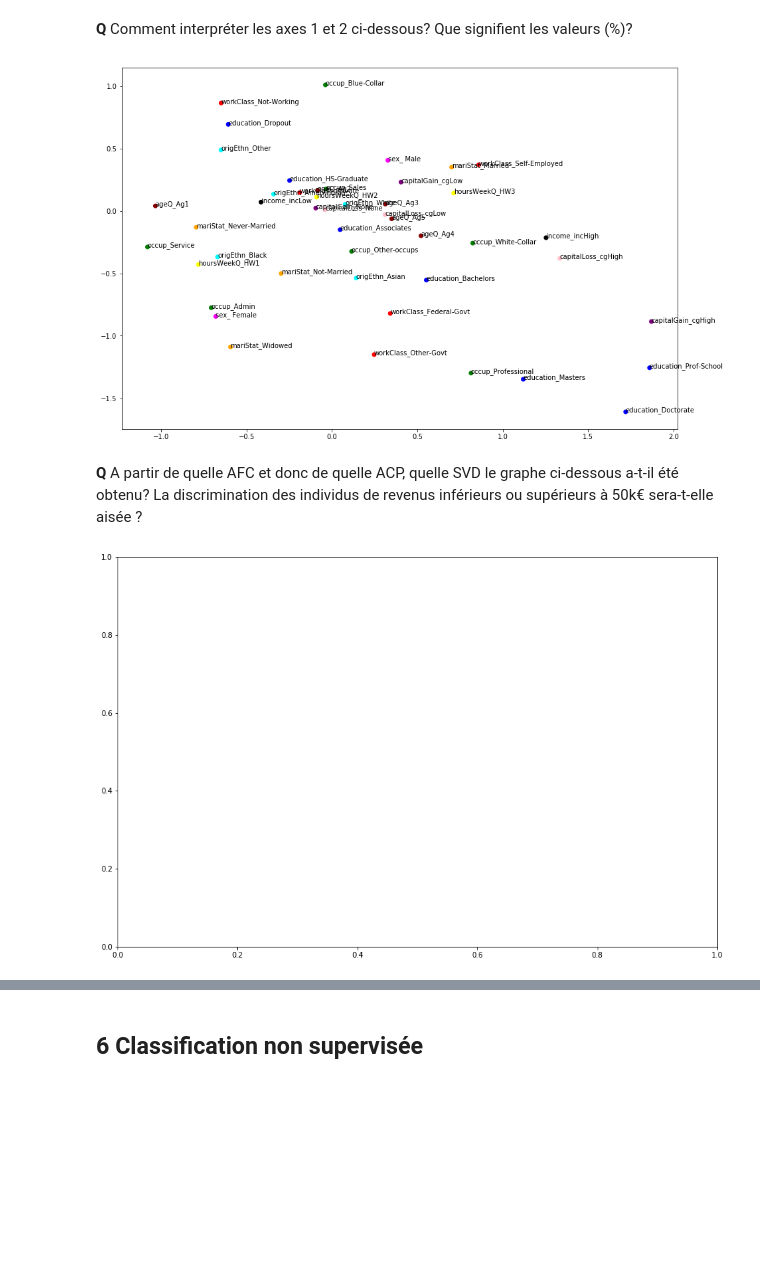
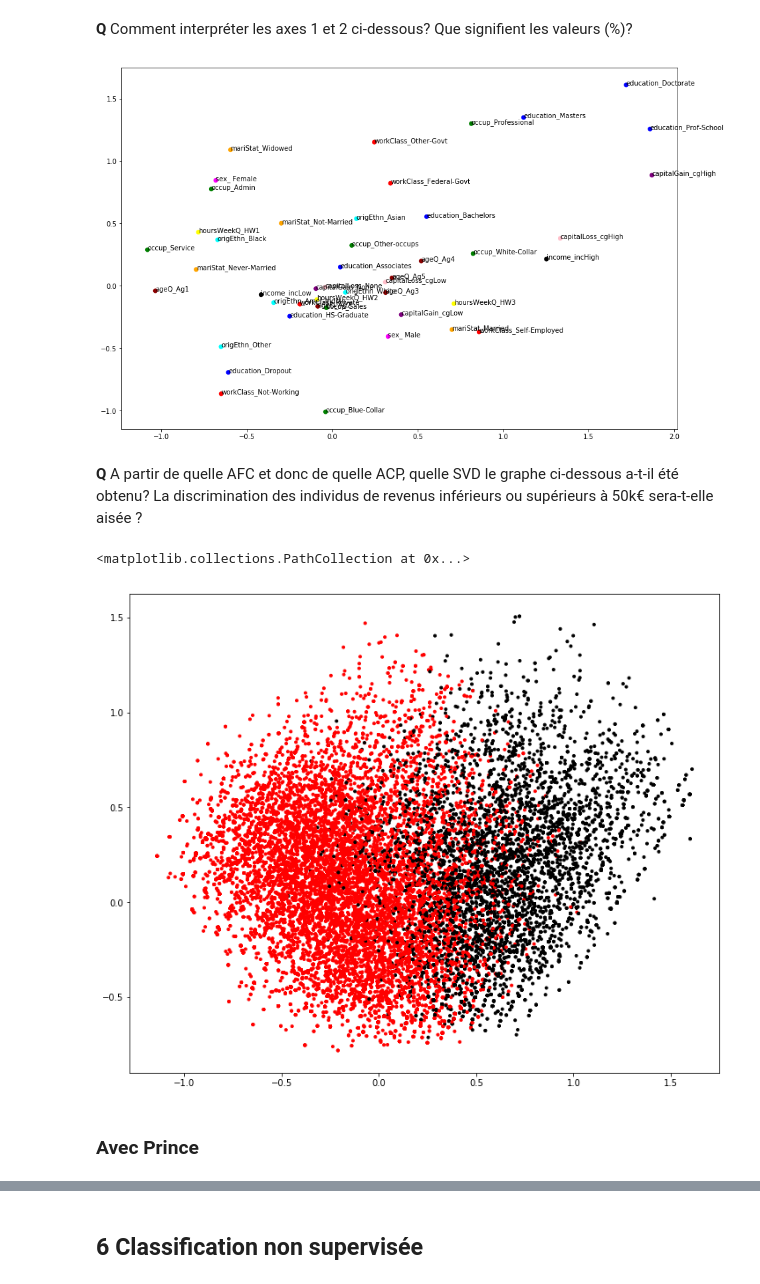
Before and after one commit to LouisDelvaux/Exploration4A, a Jupyter notebook: Adult-Census/Explo-Python-AdultCensus (PROJET).ipynb, the cells around one changed output, grey strips where cells are left out. Saved outputs shown, nothing was run; the diff lists cells and outputs as text; code cells hidden in the pictures; blank space fills up the shorter version.

```diff
--- a/Adult-Census/Explo-Python-AdultCensus (PROJET).ipynb
+++ b/Adult-Census/Explo-Python-AdultCensus (PROJET).ipynb
@@ -315,0 +286,3 @@ dtype: object
+# %%
+dataBase[dataBase.select_dtypes(['object']).columns] = dataBase.select_dtypes(['object']).apply(lambda x: x.astype('category'))
+dataBase.dtypes
@@ -595,6 +596,6 @@ D.head()
 5 rows × 46 columns
 # %%
 # AFCM de toutes les variables qualitatives
-afcm_comp=MCA(D,benzecri=False)
+afcm=MCA(D,benzecri=False)
 # %%
 #Ebouli des valeurs propres
@@ -607,17 +608,22 @@ plt.plot(range(1,31),afcm_comp.L[:30])
 # %%
 fig, ax = plt.subplots(figsize=(15,10))
 dict_color=5*["red"]+7*["blue"]+4*["orange"]+7*["green"]+5*["cyan"]+2*["magenta"]+3*["purple"]+3*["pink"]+2*["black"]+5*["darkred"]+3*["yellow"]
-plt.scatter(afcm_comp.fs_c()[:, 0],afcm_comp.fs_c()[:, 1],color=dict_color)
-for i, j, nom in zip(afcm_comp.fs_c()[:, 0],afcm_comp.fs_c()[:, 1], D.columns):
+plt.scatter(afcm.fs_c()[:, 0],-afcm.fs_c()[:, 1],color=dict_color)
+for i, j, nom in zip(afcm.fs_c()[:, 0], -afcm.fs_c()[:, 1], D.columns):
        plt.text(i, j, nom)
 plt.show()
 # %% [output]
-[figure, old version]
+[figure, new version]
 # %% [markdown]
 **Q** A partir de quelle AFC et donc de quelle ACP, quelle SVD le graphe ci-dessous a-t-il été obtenu?  La discrimination des individus de revenus inférieurs ou supérieurs à 50k€ sera-t-elle aisée ?
+# %%
+afcm_r=afcm.fs_r()
 # %%
-fig, ax = plt.subplots(figsize=(15,10))
-#plt.scatter(afcm_comp.fs_r()[:, 0],afcm_comp.fs_r()[:, 1],c=color_income)
+fig, ax = plt.subplots(figsize=(12,10))
+plt.scatter(afcm_r[:, 0], -afcm_r[:, 1],c=color_income,marker=".")
 # %% [output]
+<matplotlib.collections.PathCollection at 0x...>
-[figure, old version]
+[figure, new version]
+# %% [markdown]
+### Avec Prince
 # %%
```
Also changed, not shown: parts of 20 cells of this notebook.
